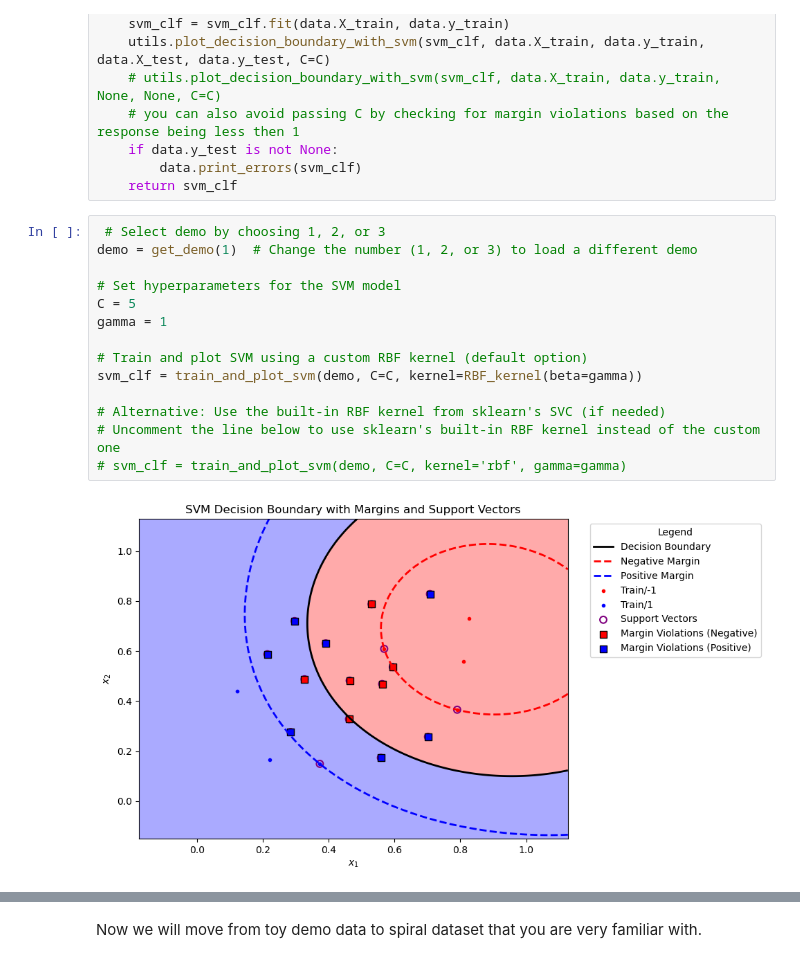
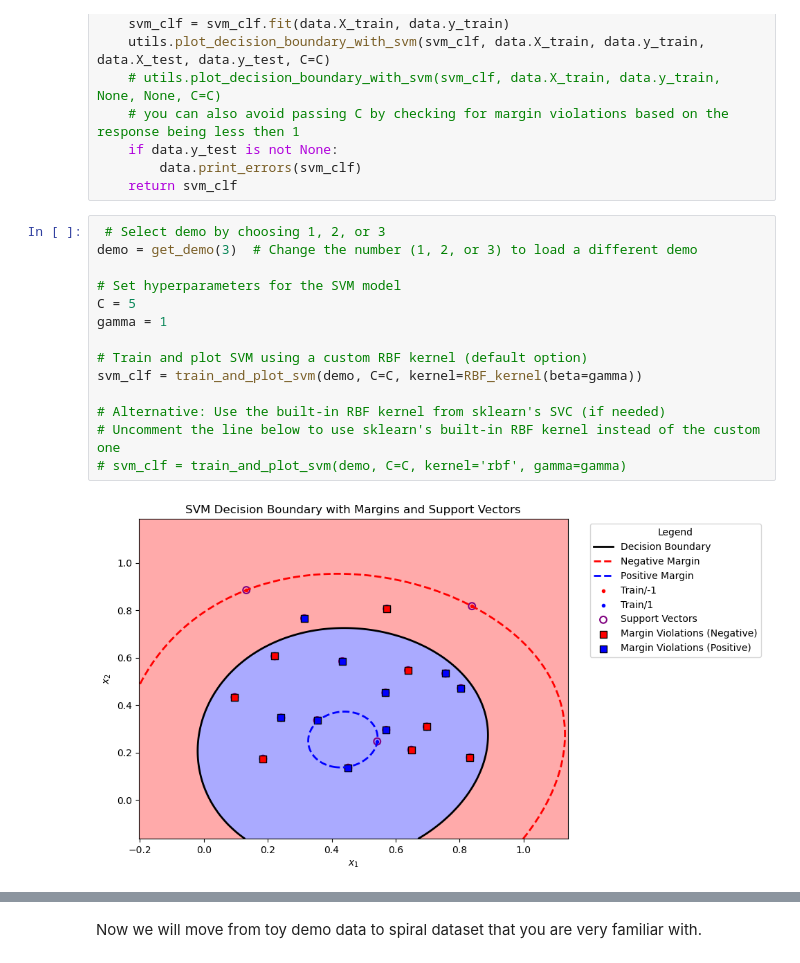
Before and after one commit to andrewlys/ttic31020, a Jupyter notebook: hw5/hw5-1.ipynb, the cells around one changed output, grey strips where cells are left out. Cells and saved outputs as stored; diff of their text form.

```diff
--- a/hw5/hw5-1.ipynb
+++ b/hw5/hw5-1.ipynb
@@ -306,20 +289,20 @@ def train_and_plot_svm(data, C=None, **args):
     return svm_clf
 # %%
  # Select demo by choosing 1, 2, or 3
-demo = get_demo(1)  # Change the number (1, 2, or 3) to load a different demo
+demo = get_demo(3)  # Change the number (1, 2, or 3) to load a different demo
 
 # Set hyperparameters for the SVM model
 C = 5
 gamma = 1
 
 # Train and plot SVM using a custom RBF kernel (default option)
 svm_clf = train_and_plot_svm(demo, C=C, kernel=RBF_kernel(beta=gamma))
 
 # Alternative: Use the built-in RBF kernel from sklearn's SVC (if needed)
 # Uncomment the line below to use sklearn's built-in RBF kernel instead of the custom one
 # svm_clf = train_and_plot_svm(demo, C=C, kernel='rbf', gamma=gamma)
 # %% [output]
-[figure, old version]
+[figure, new version]
 # %%
 # Select demo by choosing 1, 2, or 3
 demo = get_demo(1)  # Change the number to load a different demo
```
Also changed, not shown: parts of 9 cells of this notebook.
